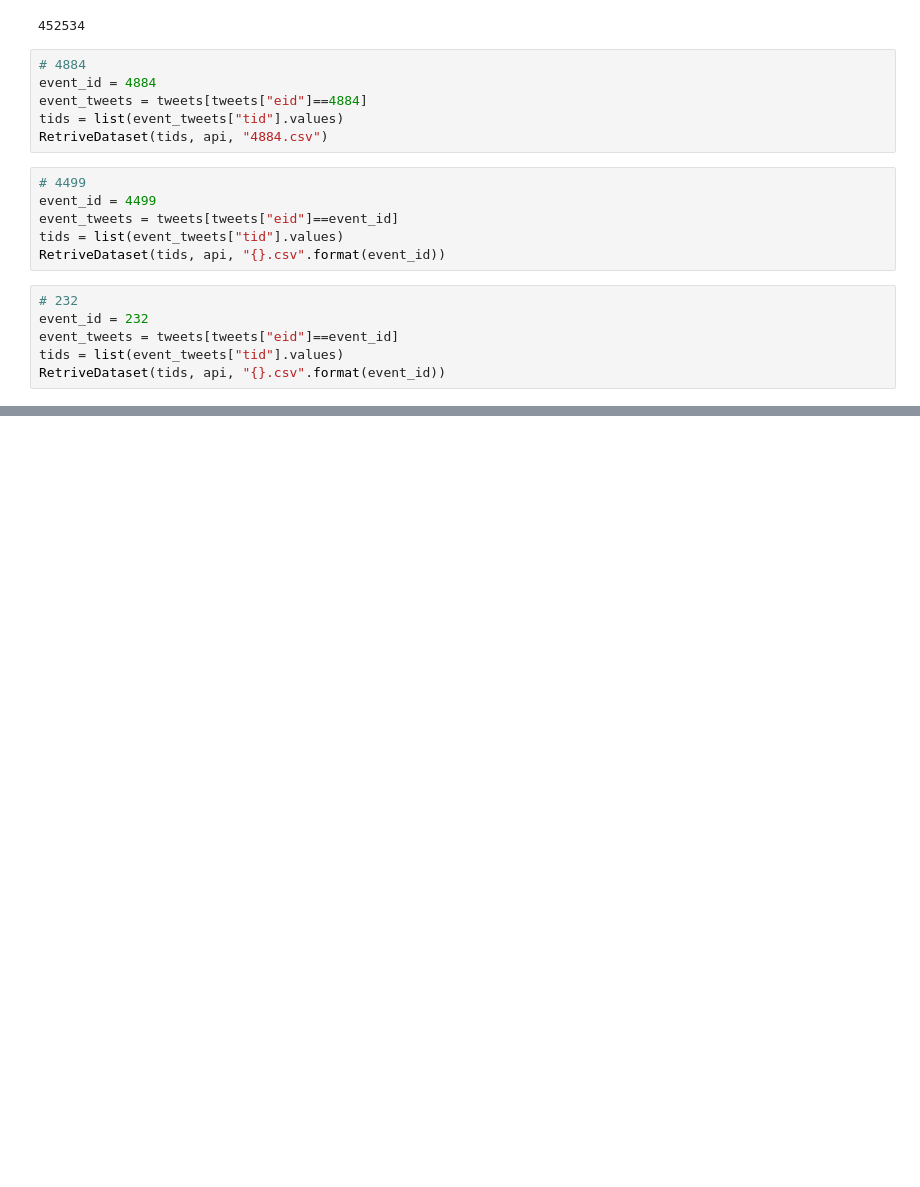
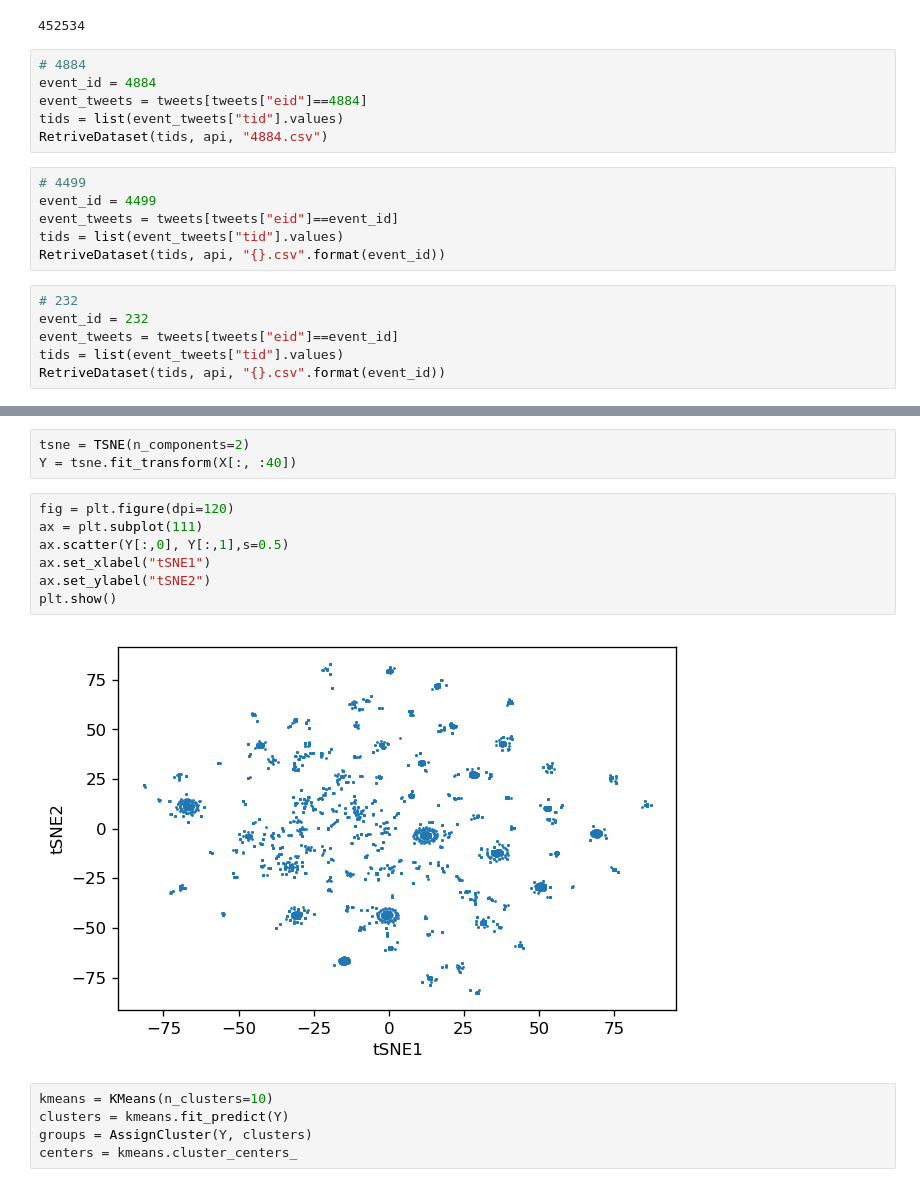
Before and after one commit to explorerwjy/Storytelling, a Jupyter notebook: src/Test.ipynb, the cells around one changed output, grey strips where cells are left out. Drawn from its saved outputs; the diff is of its cells as text; blank space fills up the shorter version.

```diff
--- a/src/Test.ipynb
+++ b/src/Test.ipynb
@@ -102,0 +158,17 @@ RetriveDataset(tids, api, "{}.csv".format(event_id))
+# %%
+tsne = TSNE(n_components=2)
+Y = tsne.fit_transform(X[:, :40])
+# %%
+fig = plt.figure(dpi=120)
+ax = plt.subplot(111)
+ax.scatter(Y[:,0], Y[:,1],s=0.5)
+ax.set_xlabel("tSNE1")
+ax.set_ylabel("tSNE2")
+plt.show()
+# %% [output]
+[figure, added]
+# %%
+kmeans = KMeans(n_clusters=10)
+clusters = kmeans.fit_predict(Y)
+groups = AssignCluster(Y, clusters)
+centers = kmeans.cluster_centers_
```
Also changed, not shown: parts of 18 cells of this notebook, 1 other file.
